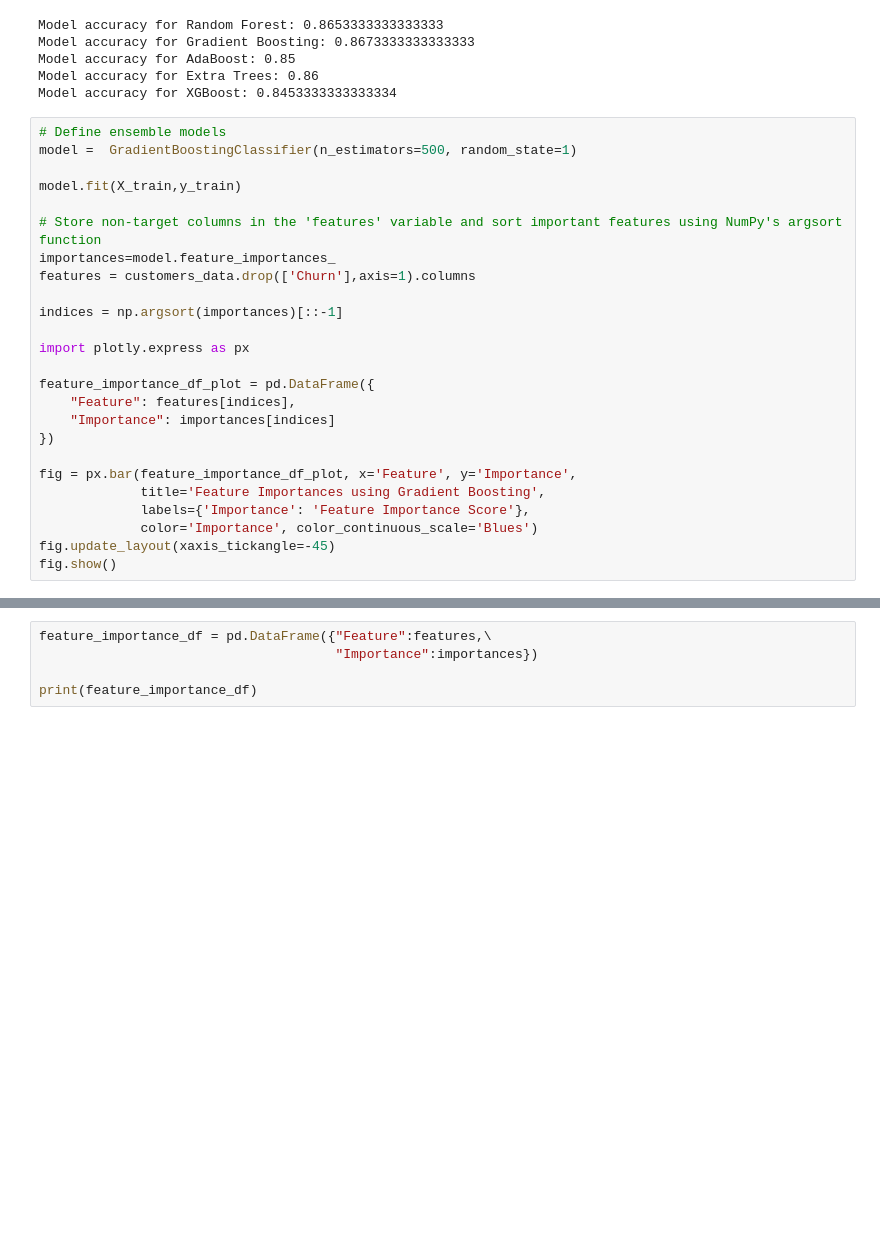
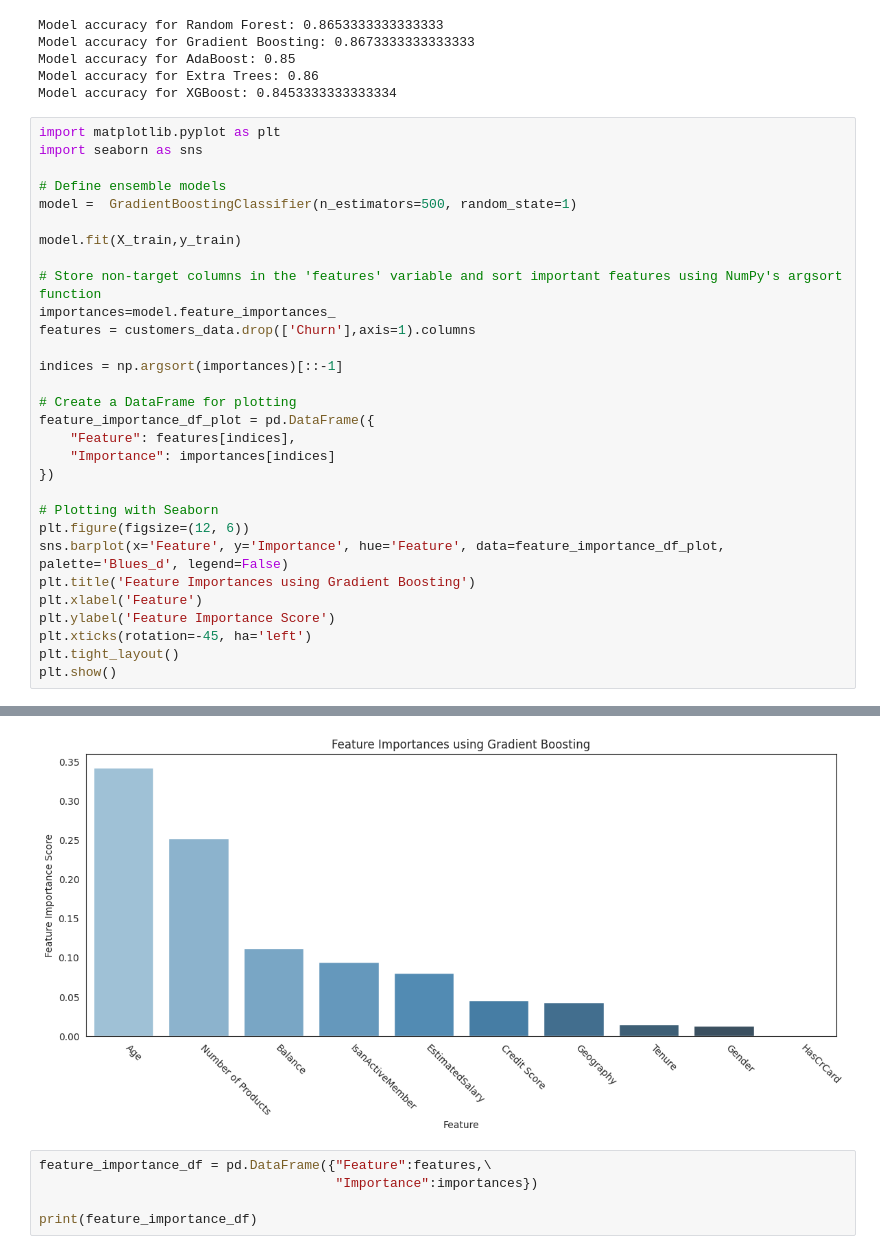
Before and after one commit to SachinPVS/Python-Projects, a Jupyter notebook: Customer Attrition Analysis and Prediction.ipynb, the cells around one changed output, grey strips where cells are left out. Cells and saved outputs as stored; diff of their text form; blank space fills up the shorter version.

Commit message:
Made changes to visualization1

```diff
--- a/Customer Attrition Analysis and Prediction.ipynb
+++ b/Customer Attrition Analysis and Prediction.ipynb
@@ -379,6 +379,9 @@ Model accuracy for AdaBoost: 0.85
 Model accuracy for Extra Trees: 0.86
 Model accuracy for XGBoost: 0.8453333333333334
 # %%
+import matplotlib.pyplot as plt
+import seaborn as sns
+
 # Define ensemble models
 model =  GradientBoostingClassifier(n_estimators=500, random_state=1)
 
@@ -390,17 +393,19 @@ features = customers_data.drop(['Churn'],axis=1).columns
 
 indices = np.argsort(importances)[::-1]
 
-import plotly.express as px
-
+# Create a DataFrame for plotting
 feature_importance_df_plot = pd.DataFrame({
     "Feature": features[indices],
     "Importance": importances[indices]
 })
 
-fig = px.bar(feature_importance_df_plot, x='Feature', y='Importance',
-             title='Feature Importances using Gradient Boosting',
-             labels={'Importance': 'Feature Importance Score'},
-             color='Importance', color_continuous_scale='Blues')
-fig.update_layout(xaxis_tickangle=-45)
-fig.show()
+# Plotting with Seaborn
+plt.figure(figsize=(12, 6))
+sns.barplot(x='Feature', y='Importance', hue='Feature', data=feature_importance_df_plot, palette='Blues_d', legend=False)
+plt.title('Feature Importances using Gradient Boosting')
+plt.xlabel('Feature')
+plt.ylabel('Feature Importance Score')
+plt.xticks(rotation=-45, ha='left')
+plt.tight_layout()
+plt.show()
 # %% [output]
@@ -408,3 +412,4 @@ fig.show()
+[figure, added]
 # %%
 feature_importance_df = pd.DataFrame({"Feature":features,\
                                       "Importance":importances})
```
Also changed, not shown: parts of 1 cell of this notebook.
